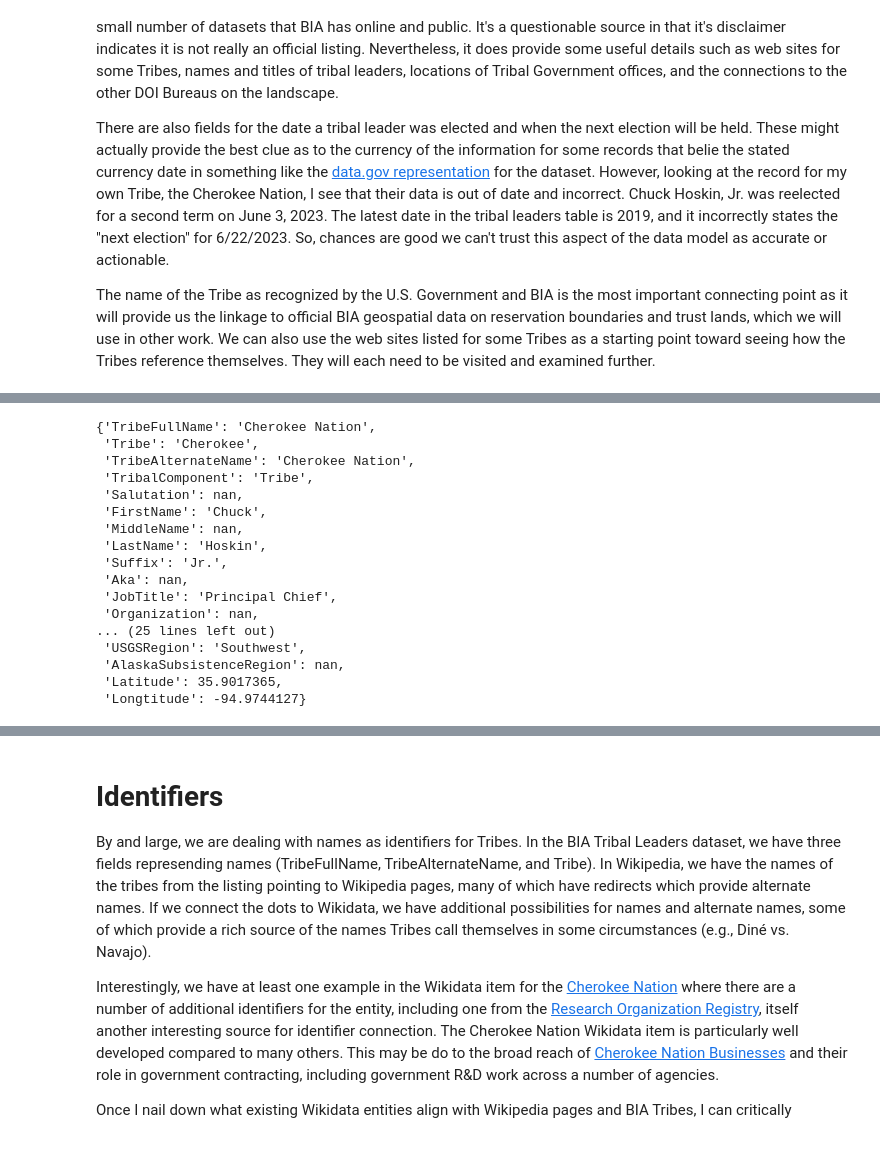
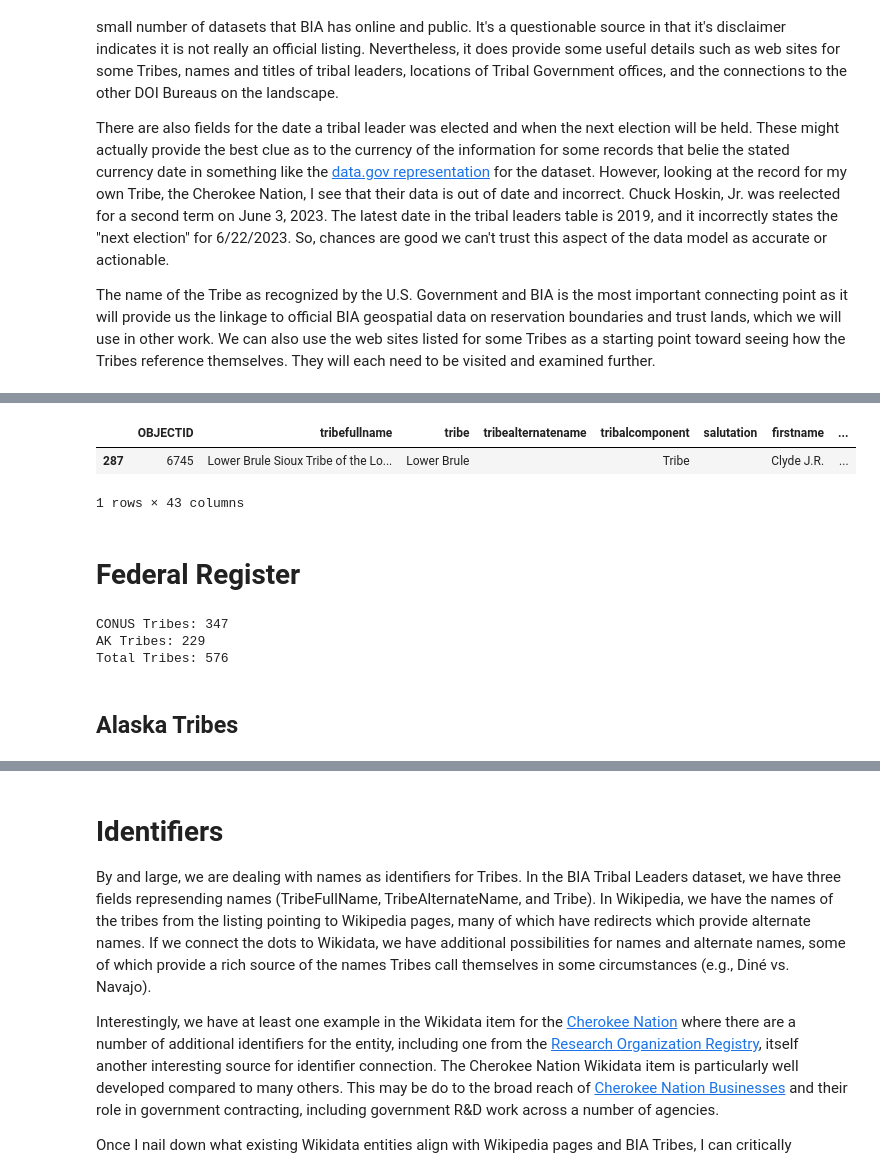
Before and after one commit to skybristol/indian_country_data, a Jupyter notebook: Federally Recognized Tribes.ipynb, the cells around one changed output, grey strips where cells are left out. Cells and saved outputs as stored; diff of their text form; code cells hidden in the pictures.

```diff
--- a/Federally Recognized Tribes.ipynb
+++ b/Federally Recognized Tribes.ipynb
@@ -150,20 +127,45 @@ Name: NextElection, Length: 415, dtype: object
-# %%
-tribal_leaders[tribal_leaders.TribeFullName == 'Cherokee Nation'].iloc[0].to_dict()
-# %% [output]
-{'TribeFullName': 'Cherokee Nation',
- 'Tribe': 'Cherokee',
- 'TribeAlternateName': 'Cherokee Nation',
- 'TribalComponent': 'Tribe',
- 'Salutation': nan,
- 'FirstName': 'Chuck',
- 'MiddleName': nan,
- 'LastName': 'Hoskin',
- 'Suffix': 'Jr.',
- 'Aka': nan,
- 'JobTitle': 'Principal Chief',
- 'Organization': nan,
-... (25 lines left out)
- 'USGSRegion': 'Southwest',
- 'AlaskaSubsistenceRegion': nan,
- 'Latitude': 35.9017365,
- 'Longtitude': -94.9744127}
+# %%
+bia_tribal_leaders = "data/TribalLeadership_Directory_-3582833694864348934.geojson"
+# %%
+import geopandas as gpd
+
+bia_tribal_leaders_gdf = gpd.read_file(bia_tribal_leaders)
+# %%
+bia_tribal_leaders_gdf[bia_tribal_leaders_gdf['tribefullname'].str.contains('Brule')]
+# %% [output]
+|  | OBJECTID | tribefullname | tribe | tribealternatename | tribalcomponent | salutation | firstname | ... |
+| 287 | 6745 | Lower Brule Sioux Tribe of the Lo... | Lower Brule |  | Tribe |  | Clyde J.R. | ... |
+1 rows × 43 columns
+# %% [markdown]
+# Federal Register
+# %%
+fed_reg_tribes = requests.get("https://www.federalregister.gov/documents/full_text/html/2024/01/08/2024-00109.html")
+soup_fed_reg_tribes = BeautifulSoup(fed_reg_tribes.content, 'html.parser')
+
+first_h2_id = 'h-7'
+second_h2_id = 'h-8'
+third_h2_id = 'h-9'
+
+conus_tribes = []
+first_h2 = soup_fed_reg_tribes.find('h2', id=first_h2_id)
+for sibling in first_h2.find_next_siblings():
+    if sibling.name == 'h2' and sibling.get('id') == second_h2_id:
+        break
+    if sibling.name == 'p':
+        conus_tribes.append(sibling.text.strip().split('(')[0].replace('\n', '').replace('  ', '').replace('Start Printed Page 946','').strip())
+
+ak_tribes = []
+second_h2 = soup_fed_reg_tribes.find('h2', id=second_h2_id)
+for sibling in second_h2.find_next_siblings():
+    if sibling.name == 'h2' and sibling.get('id') == third_h2_id:
+        break
+    if sibling.name == 'p':
+        ak_tribes.append(sibling.text.strip().split('(')[0].replace('\n', '').replace('  ', '').strip())
+
+print("CONUS Tribes:", len(conus_tribes))
+print("AK Tribes:", len(ak_tribes))
+print("Total Tribes:", len(conus_tribes) + len(ak_tribes))
+# %% [output]
+CONUS Tribes: 347
+AK Tribes: 229
+Total Tribes: 576
@@ -169,0 +176,2 @@ tribal_leaders[tribal_leaders.TribeFullName == 'Cherokee Nation'].iloc[0].to_dic
+# %% [markdown]
+## Alaska Tribes
```
Also changed, not shown: parts of 16 cells of this notebook.
